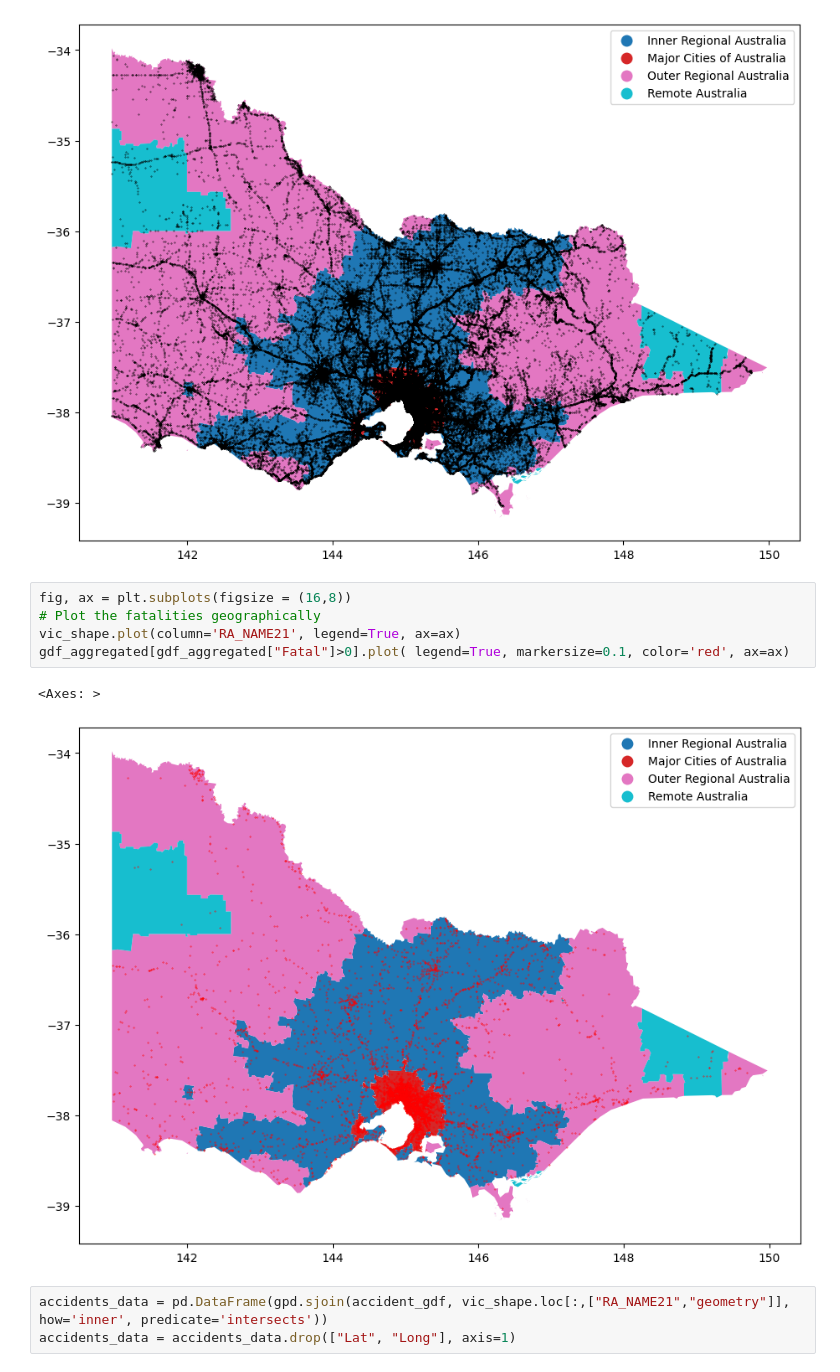
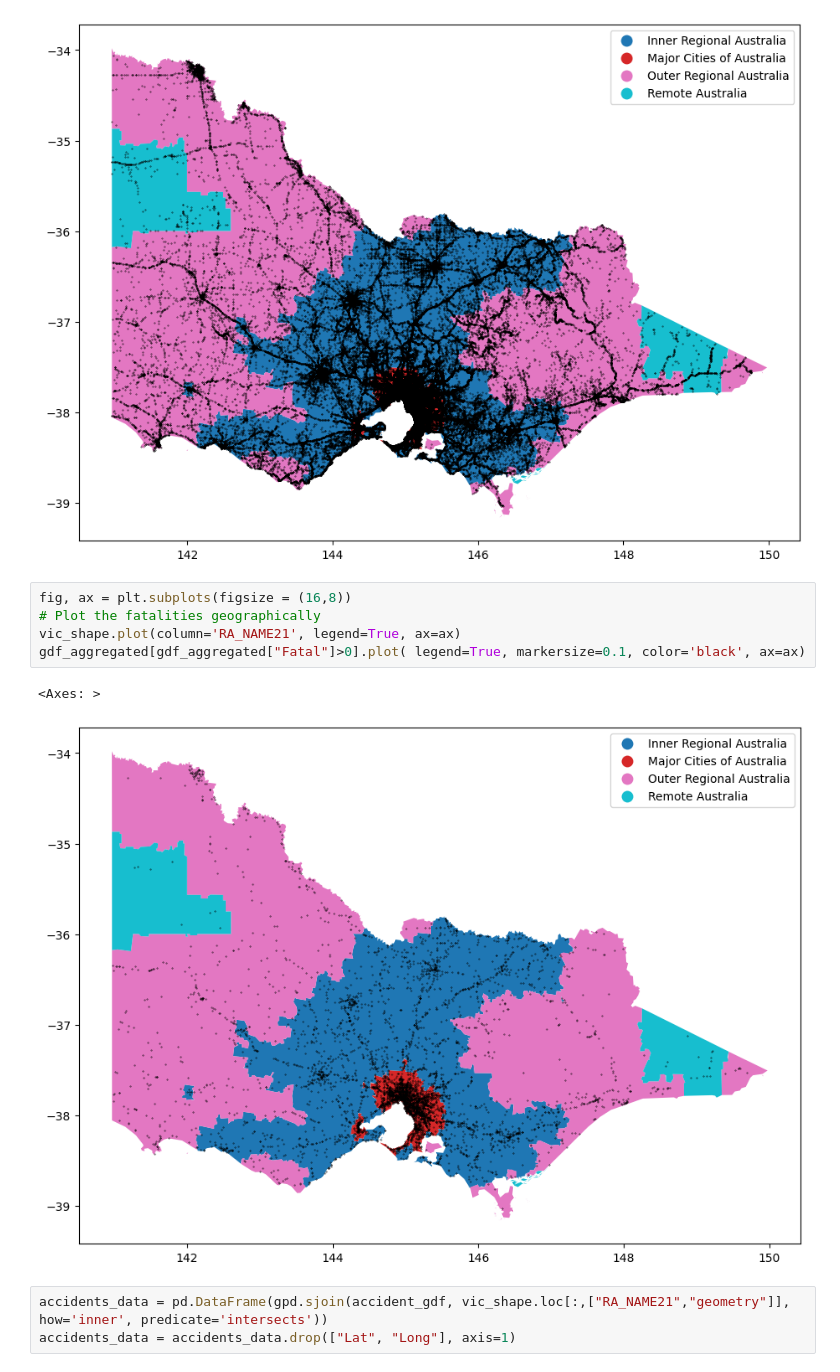
Before and after one commit to Sunken52/Crash-Data-ML, a Jupyter notebook: Code/EDA and modelling.ipynb, the cells around one changed output. Cells and saved outputs as stored; diff of their text form.

```diff
--- a/Code/EDA and modelling.ipynb
+++ b/Code/EDA and modelling.ipynb
@@ -503,11 +498,11 @@ gdf_aggregated.plot(legend=True, markersize=0.1, color='black', ax=ax)
 # %%
 fig, ax = plt.subplots(figsize = (16,8))
 # Plot the fatalities geographically
 vic_shape.plot(column='RA_NAME21', legend=True, ax=ax)
-gdf_aggregated[gdf_aggregated["Fatal"]>0].plot( legend=True, markersize=0.1, color='red', ax=ax)
+gdf_aggregated[gdf_aggregated["Fatal"]>0].plot( legend=True, markersize=0.1, color='black', ax=ax)
 # %% [output]
 <Axes: >
-[figure, old version]
+[figure, new version]
 # %%
 accidents_data = pd.DataFrame(gpd.sjoin(accident_gdf, vic_shape.loc[:,["RA_NAME21","geometry"]], how='inner', predicate='intersects'))
 accidents_data = accidents_data.drop(["Lat", "Long"], axis=1)
```
Also changed, not shown: parts of 4 cells of this notebook, 1 other file.
